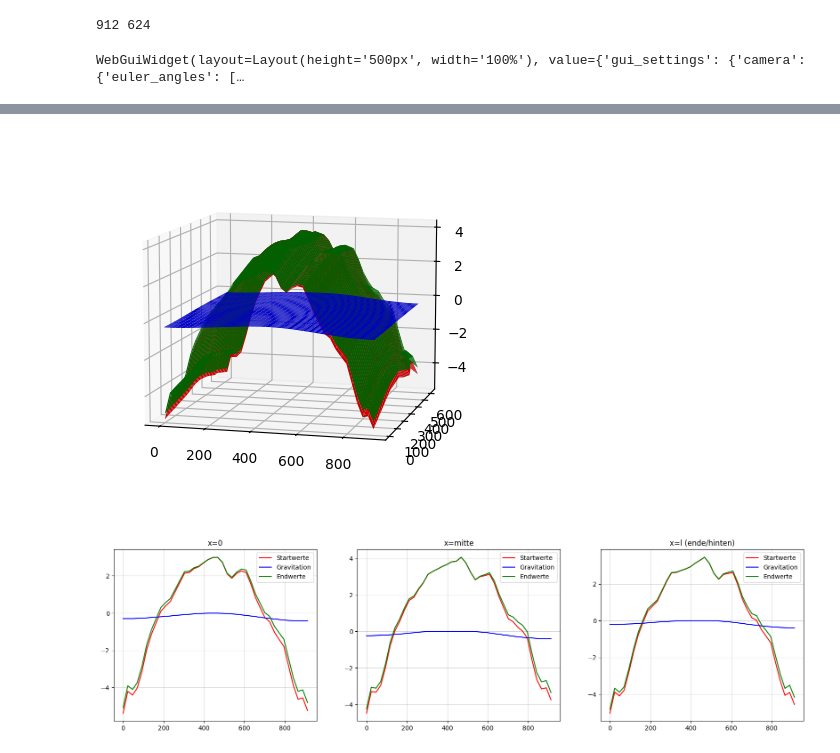
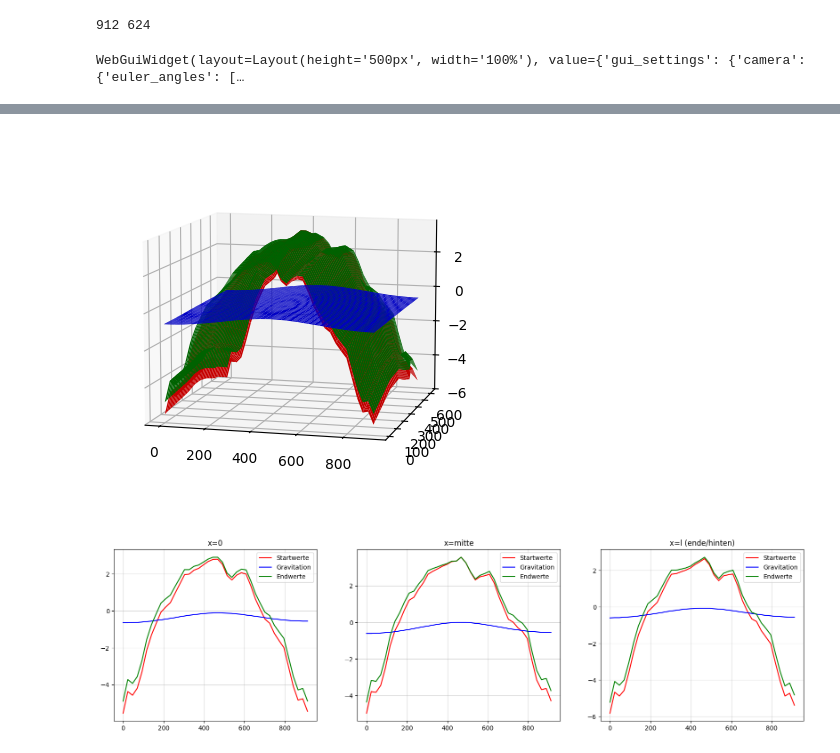
Before and after one commit to anschn05/papa_arbeit, a Jupyter notebook: CodeAblauf/Hauptcode.ipynb, the cells around one changed output, grey strips where cells are left out. Cells and saved outputs as stored; diff of their text form; code cells hidden in the pictures.

```diff
--- a/CodeAblauf/Hauptcode.ipynb
+++ b/CodeAblauf/Hauptcode.ipynb
@@ -15,10 +15,10 @@ import xyzFile_GRAVITATION
 
 
 t = 3.6
-tolMinima = 0.9
+tolMinima = 0.2
 # MESSWERTE
 #filename_MW = f"{t}mm_messwerte.xyz"
-filename_MW = "2026-04-05_12h14m20s_scan25-3.6.xyz"
+filename_MW = "2026-04-05_13h25m24s_scan25-3.6.optimiert.xyz"
 data_messwerte = np.loadtxt(filename_MW)
 
 # step wird aus Messwerte-File entnommen
@@ -116,2 +116,2 @@ Widget(value='<iframe src="http://localhost:56816/index.html?ui=P_0x249e9e6f0e0_
-[figure, old version]
+[figure, new version]
-[figure, old version]
+[figure, new version]
```
Also changed, not shown: parts of 1 cell of this notebook, 2 other files.
